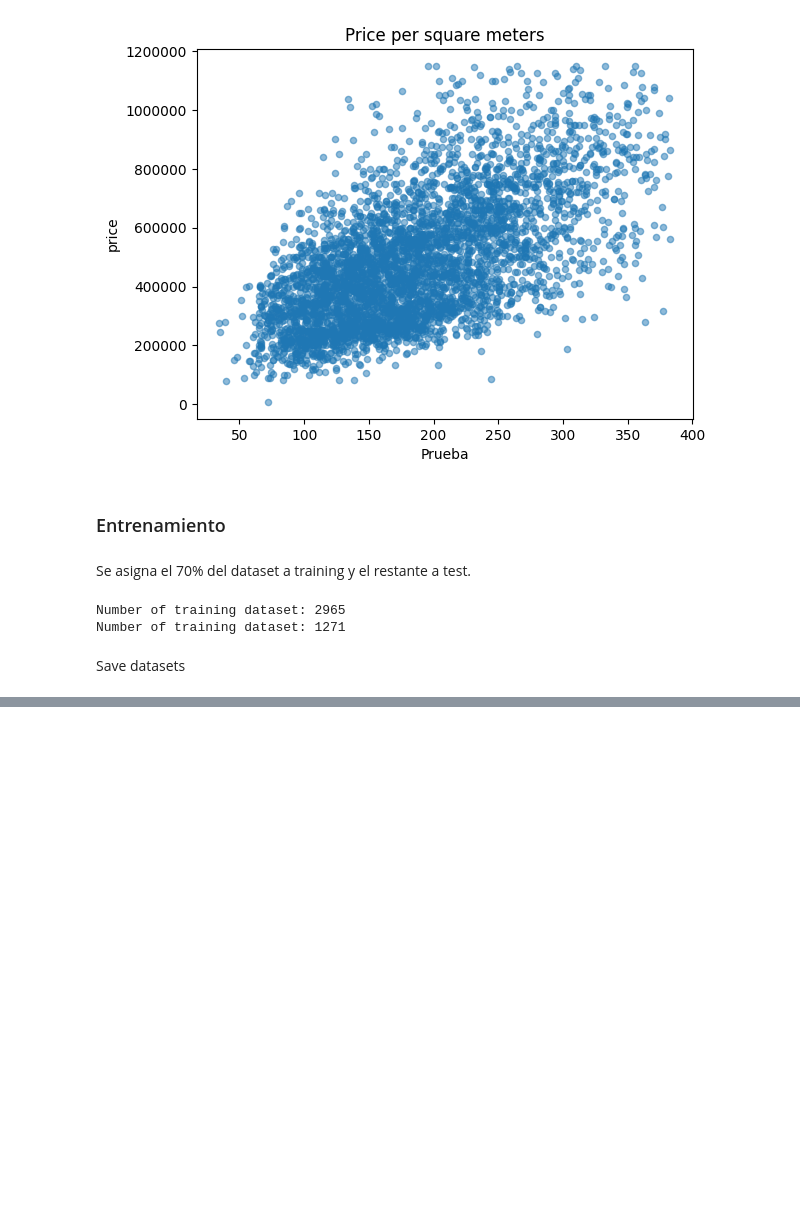
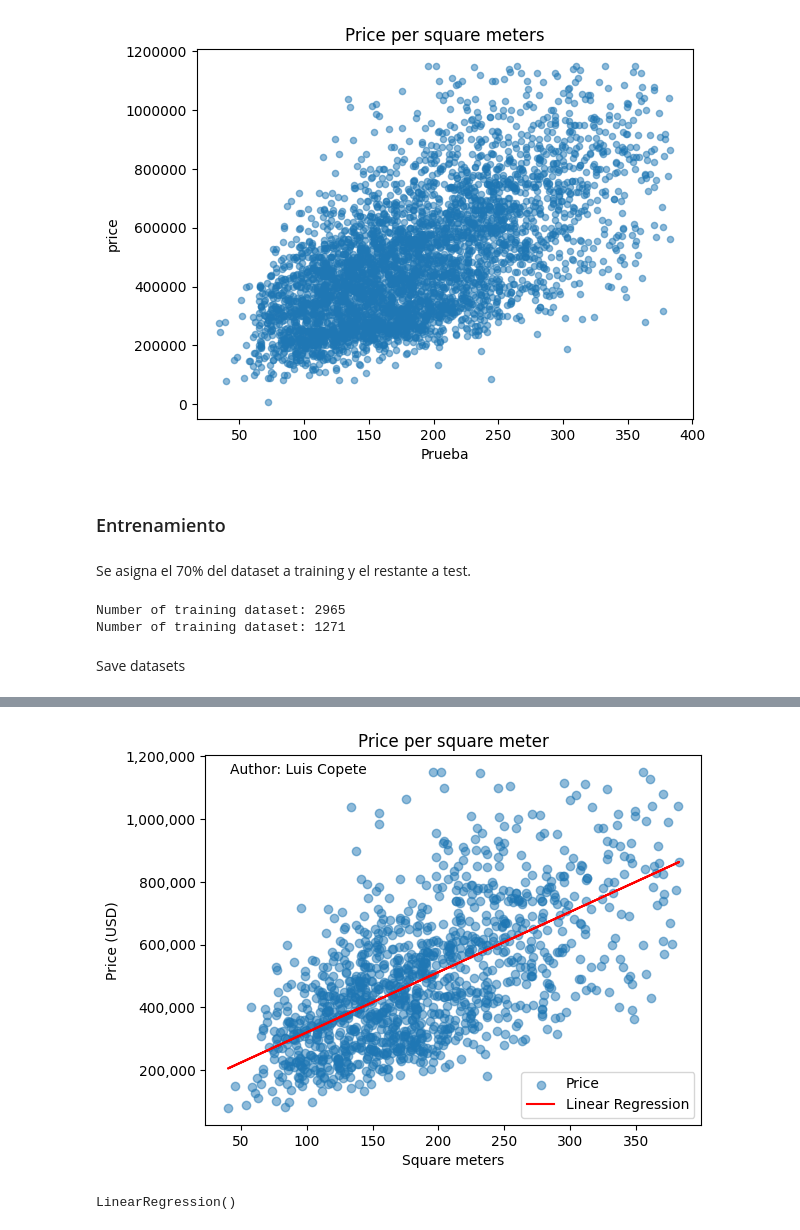
Before and after one commit to luiscopete/houseprice_prediction, a Jupyter notebook: house_prediction_notebook.ipynb, the cells around one changed output, grey strips where cells are left out. Cells and saved outputs as stored; diff of their text form; code cells hidden in the pictures; blank space fills up the shorter version.

```diff
--- a/house_prediction_notebook.ipynb
+++ b/house_prediction_notebook.ipynb
@@ -140,0 +185,4 @@ test.to_csv('test.csv', index=False)
+# %%
+test['price_predicted'] = reg.predict(np.array(test['sq_meter']).reshape(-1,1))
+
+test.head()
@@ -140,0 +196,28 @@ test.to_csv('test.csv', index=False)
+# %%
+
+# Crear la figura y el eje
+fig, ax = plt.subplots()
+
+# Graficar los puntos de dispersión
+ax.scatter(test['sq_meter'], test['price'], alpha=0.5, label='Price')
+
+# Graficar la regresión lineal
+ax.plot(test['sq_meter'], test['price_predicted'], color='red', label='Linear Regression')
+
+# Configurar el formato de los ejes
+ax.yaxis.set_major_formatter(ticker.FuncFormatter(lambda x, _: '{:,.0f}'.format(x)))
+
+# Configurar el título y las etiquetas de los ejes
+plt.title('Price per square meter')
+plt.xlabel('Square meters')
+plt.ylabel('Price (USD)')
+
+# Mostrar la leyenda
+plt.legend()
+
+plt.text(0.05, 0.95, 'Author: Luis Copete', transform=ax.transAxes, fontsize=10)
+
+# Mostrar la gráfica
+plt.show()
+# %% [output]
+[figure, added]
@@ -140,0 +229,5 @@ test.to_csv('test.csv', index=False)
+# %%
+regression = LinearRegression()
+regression.fit(x_train, y_train)
+# %% [output]
+LinearRegression()
```
Also changed, not shown: parts of 8 cells of this notebook.
